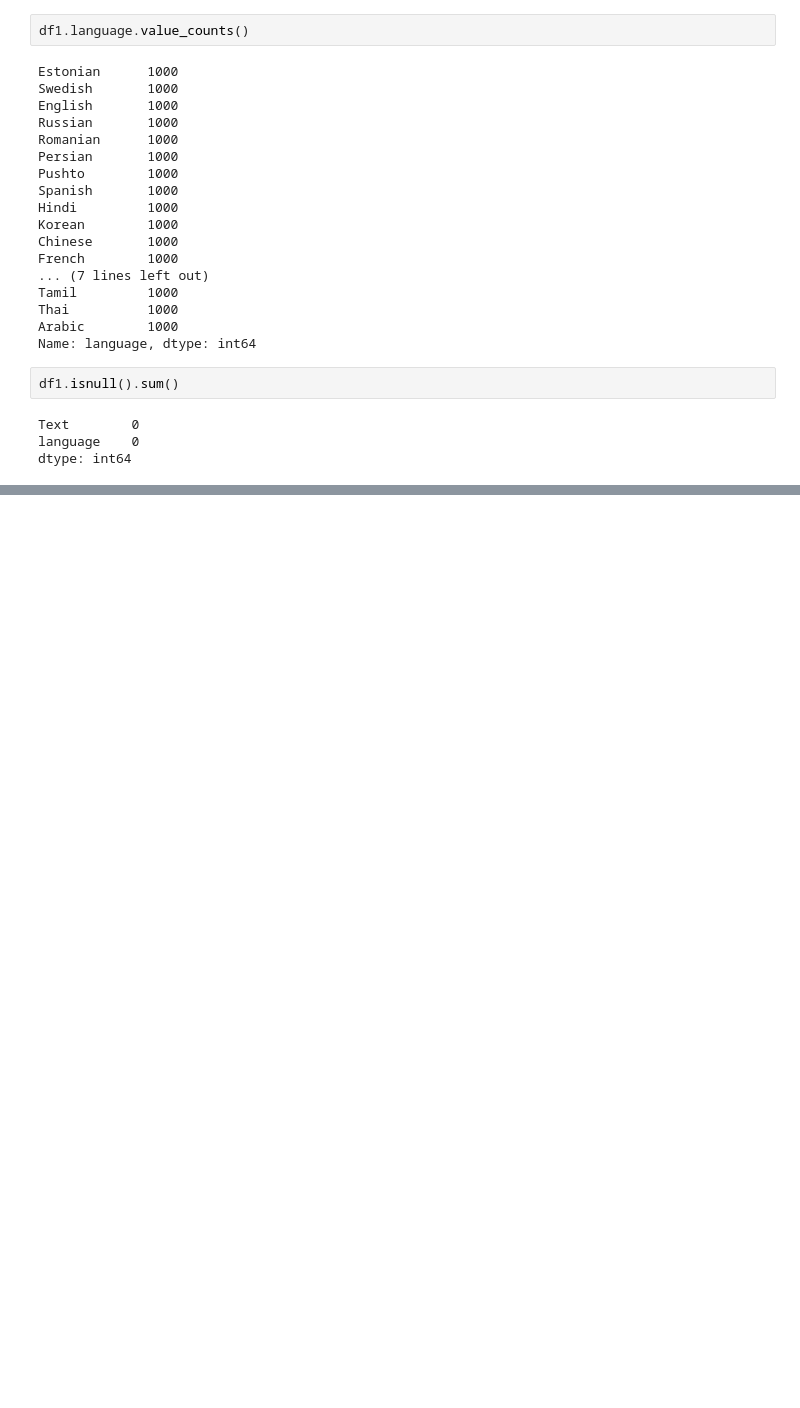
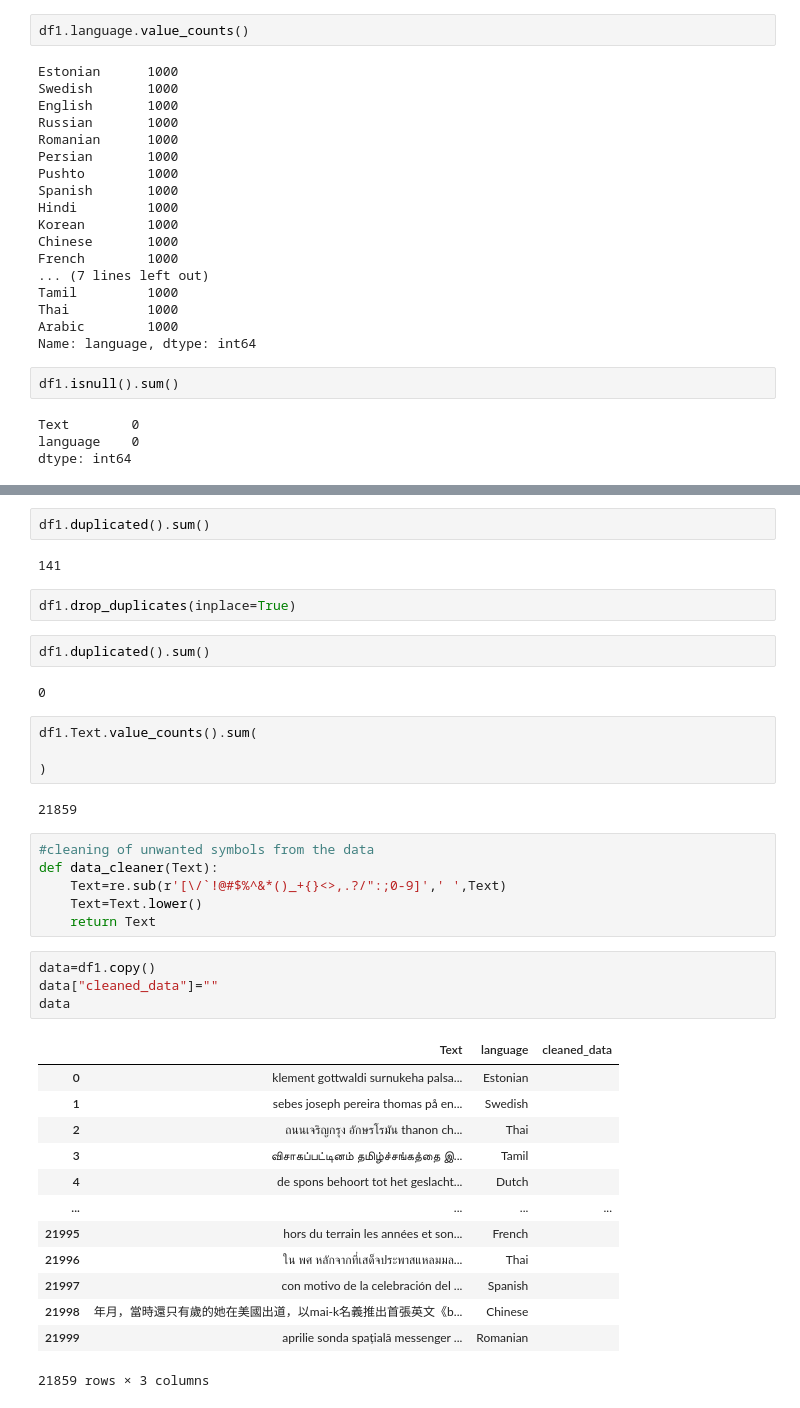
Before and after one commit to usman3721/Language-detector, a Jupyter notebook: main.ipynb, the cells around one changed output, grey strips where cells are left out. Saved outputs shown, nothing was run; the diff lists cells and outputs as text; blank space fills up the shorter version.

```diff
--- a/main.ipynb
+++ b/main.ipynb
@@ -188,0 +83,40 @@ result
+# %%
+df1.duplicated().sum()
+# %% [output]
+141
+# %%
+df1.drop_duplicates(inplace=True)
+# %%
+df1.duplicated().sum()
+# %% [output]
+0
+# %%
+df1.Text.value_counts().sum(
+
+)
+# %% [output]
+21859
+# %%
+#cleaning of unwanted symbols from the data
+def data_cleaner(Text):
+    Text=re.sub(r'[\/`!@#$%^&*()_+{}<>,.?/":;0-9]',' ',Text)
+    Text=Text.lower()
+    return Text
+# %%
+data=df1.copy()
+data["cleaned_data"]=""
+data
+# %% [output]
+|  | Text | language | cleaned_data |
+| 0 | klement gottwaldi surnukeha palsa... | Estonian |  |
+| 1 | sebes joseph pereira thomas på en... | Swedish |  |
+| 2 | ถนนเจริญกรุง อักษรโรมัน thanon ch... | Thai |  |
+| 3 | விசாகப்பட்டினம் தமிழ்ச்சங்கத்தை இ... | Tamil |  |
+| 4 | de spons behoort tot het geslacht... | Dutch |  |
+| ... | ... | ... | ... |
+| 21995 | hors du terrain les années et son... | French |  |
+| 21996 | ใน พศ หลักจากที่เสด็จประพาสแหลมมล... | Thai |  |
+| 21997 | con motivo de la celebración del ... | Spanish |  |
+| 21998 | 年月，當時還只有歲的她在美國出道，以mai-k名義推出首張英文《b... | Chinese |  |
+| 21999 | aprilie sonda spațială messenger ... | Romanian |  |
+21859 rows × 3 columns
```
Also changed, not shown: parts of 44 cells of this notebook.
